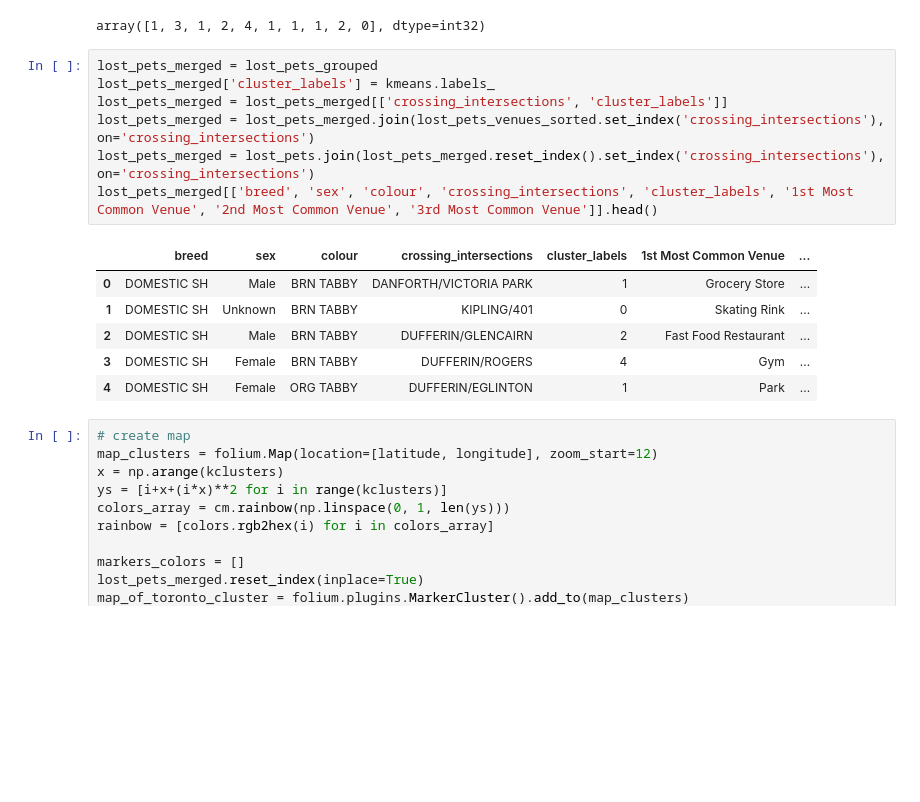
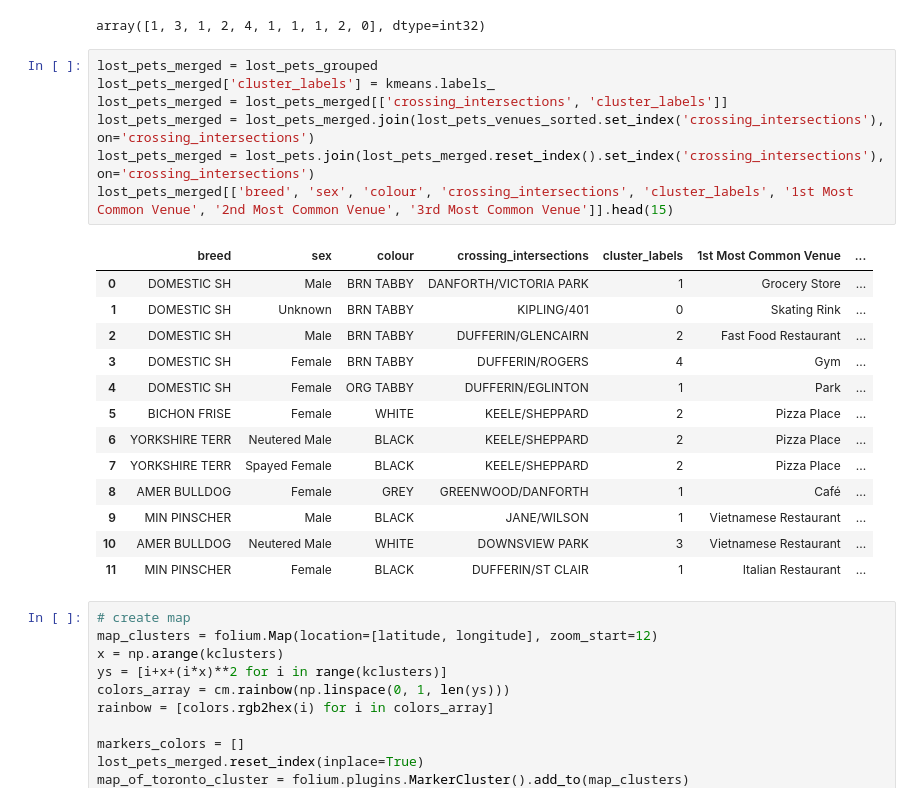
Before and after one commit to gomesluiz/Coursera_Capstone, a Jupyter notebook: w5_source_code.ipynb, the cells around one changed output. Cells and saved outputs as stored; diff of their text form; blank space fills up the shorter version.

```diff
--- a/w5_source_code.ipynb
+++ b/w5_source_code.ipynb
@@ -461,17 +466,24 @@ array([1, 3, 1, 2, 4, 1, 1, 1, 2, 0], dtype=int32)
 # %%
 lost_pets_merged = lost_pets_grouped
 lost_pets_merged['cluster_labels'] = kmeans.labels_
 lost_pets_merged = lost_pets_merged[['crossing_intersections', 'cluster_labels']]
 lost_pets_merged = lost_pets_merged.join(lost_pets_venues_sorted.set_index('crossing_intersections'), on='crossing_intersections')
 lost_pets_merged = lost_pets.join(lost_pets_merged.reset_index().set_index('crossing_intersections'), on='crossing_intersections')
-lost_pets_merged[['breed', 'sex', 'colour', 'crossing_intersections', 'cluster_labels', '1st Most Common Venue', '2nd Most Common Venue', '3rd Most Common Venue']].head()
+lost_pets_merged[['breed', 'sex', 'colour', 'crossing_intersections', 'cluster_labels', '1st Most Common Venue', '2nd Most Common Venue', '3rd Most Common Venue']].head(15)
 # %% [output]
 |  | breed | sex | colour | crossing_intersections | cluster_labels | 1st Most Common Venue | ... |
 | 0 | DOMESTIC SH | Male | BRN TABBY | DANFORTH/VICTORIA PARK | 1 | Grocery Store | ... |
 | 1 | DOMESTIC SH | Unknown | BRN TABBY | KIPLING/401 | 0 | Skating Rink | ... |
 | 2 | DOMESTIC SH | Male | BRN TABBY | DUFFERIN/GLENCAIRN | 2 | Fast Food Restaurant | ... |
 | 3 | DOMESTIC SH | Female | BRN TABBY | DUFFERIN/ROGERS | 4 | Gym | ... |
 | 4 | DOMESTIC SH | Female | ORG TABBY | DUFFERIN/EGLINTON | 1 | Park | ... |
+| 5 | BICHON FRISE | Female | WHITE | KEELE/SHEPPARD | 2 | Pizza Place | ... |
+| 6 | YORKSHIRE TERR | Neutered Male | BLACK | KEELE/SHEPPARD | 2 | Pizza Place | ... |
+| 7 | YORKSHIRE TERR | Spayed Female | BLACK | KEELE/SHEPPARD | 2 | Pizza Place | ... |
+| 8 | AMER BULLDOG | Female | GREY | GREENWOOD/DANFORTH | 1 | Café | ... |
+| 9 | MIN PINSCHER | Male | BLACK | JANE/WILSON | 1 | Vietnamese Restaurant | ... |
+| 10 | AMER BULLDOG | Neutered Male | WHITE | DOWNSVIEW PARK | 3 | Vietnamese Restaurant | ... |
+| 11 | MIN PINSCHER | Female | BLACK | DUFFERIN/ST CLAIR | 1 | Italian Restaurant | ... |
 # %%
 # create map
 map_clusters = folium.Map(location=[latitude, longitude], zoom_start=12)
```
Also changed, not shown: parts of 3 cells of this notebook, 4 other files.
